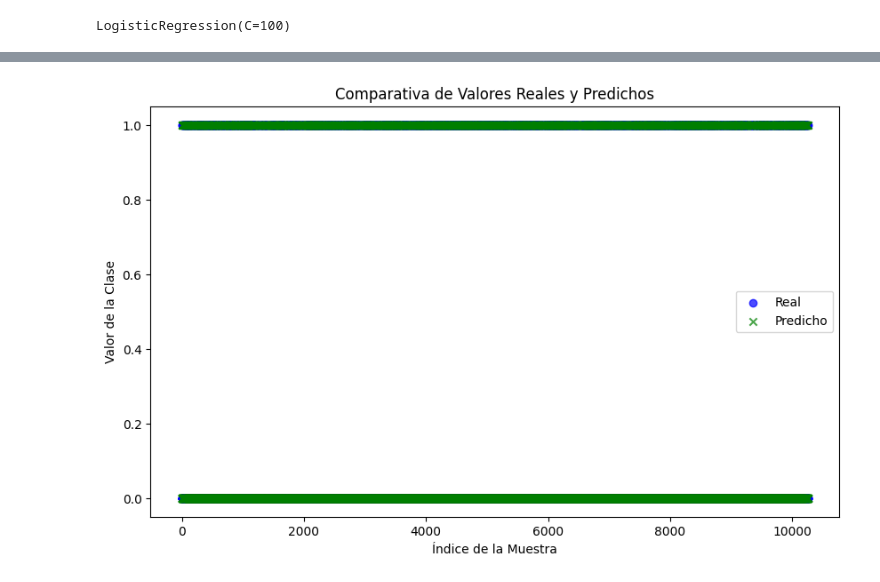
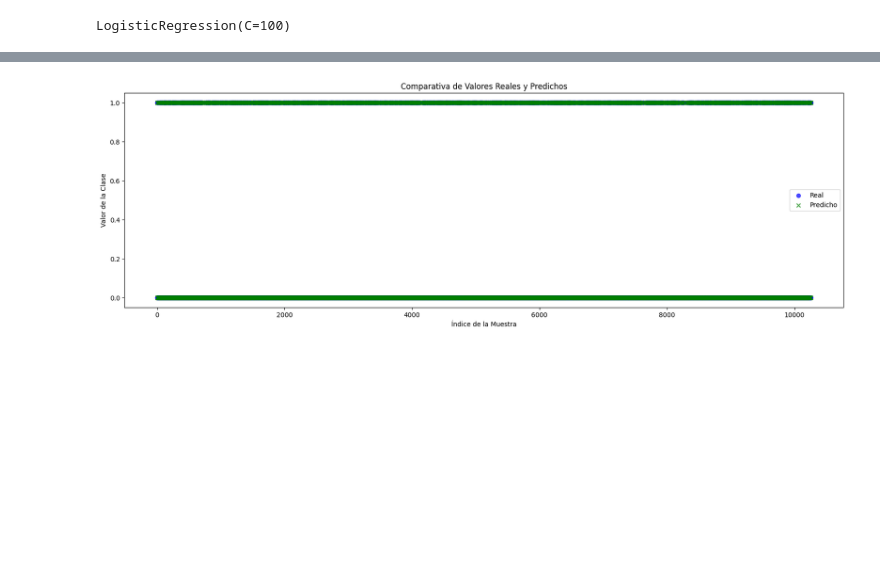
Before and after one commit to jsaulme/Aprendizaje_Automatico_MCD, a Jupyter notebook: tareas/06_Clasificacion.ipynb, the cells around one changed output, grey strips where cells are left out. Drawn from its saved outputs; the diff is of its cells as text; code cells hidden in the pictures; blank space fills up the shorter version.

```diff
--- a/tareas/06_Clasificacion.ipynb
+++ b/tareas/06_Clasificacion.ipynb
@@ -67,7 +70,7 @@ Index(['Postal Code', 'Sales', 'Quantity', 'Discount', 'Profit',
 data['Profit_Negative'] = data['Profit'] < 0
 
 # Definir las características (features) y la variable objetivo (target)
-X = data[['Sales', 'Quantity', 'Discount', 'Profit',
+X_5 = data[['Sales', 'Quantity', 'Discount', 'Profit',
        'Shipping Cost']]     # Definir las características relevantes
 y = data['Profit_Negative']  # Definir la variable objetivo
 
@@ -208,13 +324,13 @@ plt.show()
 # %%
 # Inicializar y entrenar el modelo Naive Bayes
 naive_bayes = classifiers['Naive Bayes']
-naive_bayes.fit(X_train, y_train)
+naive_bayes.fit(X_train_5, y_train_5)
 
 # Obtener las predicciones
-y_pred = naive_bayes.predict(X_test)
+y_pred_5 = naive_bayes.predict(X_test_5)
 
 # Calcular la matriz de confusión
-cm = confusion_matrix(y_test, y_pred)
+cm = confusion_matrix(y_test_5, y_pred_5)
 
 # Graficar la matriz de confusión
 disp = ConfusionMatrixDisplay(confusion_matrix=cm, display_labels=['False', 'True'])
@@ -226,29 +341,0 @@ plt.show()
-# %%
-# Entrenar el modelo
-lda = classifiers['Linear Discriminant Analysis']
-lda.fit(X_train, y_train)
-
-# Transformar los datos
-X_r2 = lda.transform(X_test)
-
-# Verificar la forma de X_r2
-print(X_r2.shape)
-
-# Graficar la discriminación entre clases
-plt.figure()
-
-if X_r2.shape[1] == 1:
-    # Si solo hay una dimensión, graficar en una dimensión
-    for color, i, target_name in zip(['red', 'blue'], [0, 1], ['False', 'True']):
-        plt.scatter(X_r2[y_test == i], np.zeros_like(X_r2[y_test == i]), alpha=.8, color=color, label=target_name)
-    plt.xlabel('LDA Component 1')
-else:
-    # Si hay más de una dimensión, graficar en dos dimensiones
-    for color, i, target_name in zip(['red', 'blue'], [0, 1], ['False', 'True']):
-        plt.scatter(X_r2[y_test == i, 0], X_r2[y_test == i, 1], alpha=.8, color=color, label=target_name)
-    plt.xlabel('LDA Component 1')
-    plt.ylabel('LDA Component 2')
-
-plt.legend(loc='best', shadow=False, scatterpoints=1)
-plt.title('LDA of dataset')
-plt.show()
@@ -258,6 +497,6 @@ plt.show()
 # %%
-# Entrenar el modelo
-decision_tree = classifiers['Decision Tree']
+# Entrenar el modelo con 5 elementos
+decision_tree = classifiers[2][1]
 decision_tree.fit(X_train, y_train)
 
 # Graficar el árbol de decisión
@@ -387,15 +627,15 @@ weighted avg       0.99      0.99      0.99     10258
 # %%
 # Grafico alterno Scatter plot
-plt.figure(figsize=(10, 6))
+plt.figure(figsize=(20, 6))
 plt.scatter(range(len(y_test)), y_test, color='blue', label='Real', marker='o', alpha=0.7)
 plt.scatter(range(len(y_pred)), y_pred, color='green', label='Predicho', marker='x', alpha=0.7)
 plt.xlabel('Índice de la Muestra')
 plt.ylabel('Valor de la Clase')
 plt.title('Comparativa de Valores Reales y Predichos')
 plt.legend()
 plt.show()
 # %% [output]
-[figure, old version]
+[figure, new version]
 # %%
 # Añadir una pequeña dispersión aleatoria para evitar solapamientos
 y_test_jitter02 = y_test + np.random.normal(0, 0.02, size=y_test.shape)
```
Also changed, not shown: parts of 27 cells of this notebook.
